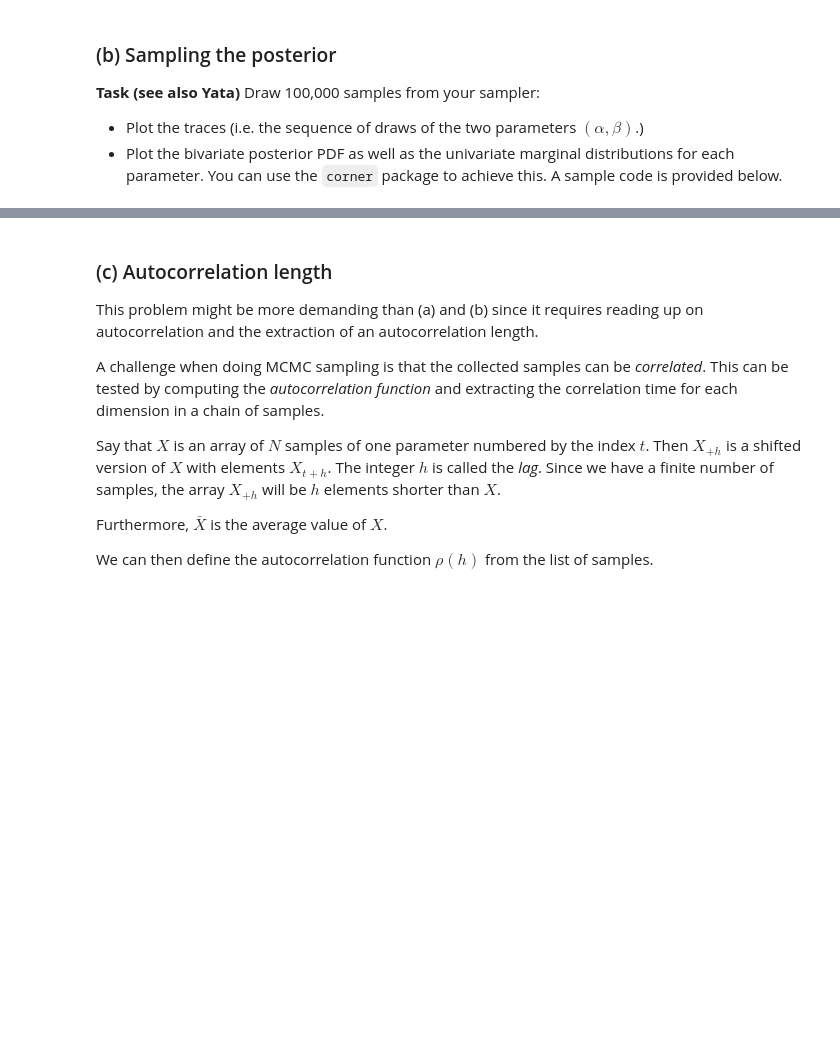
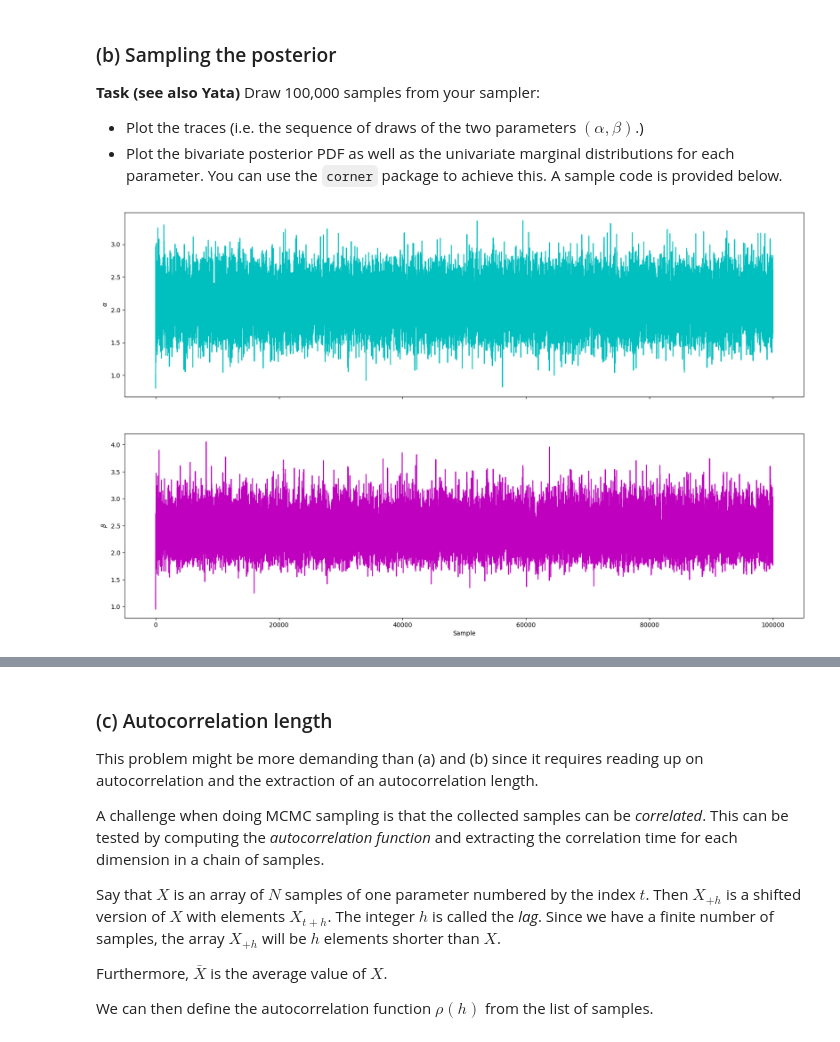
Before and after one commit to Action4/tif285, a Jupyter notebook: doc/pub/ProblemSets/Set2/TIF285_ps2_basic_problems.ipynb, the cells around one changed output, grey strips where cells are left out. Drawn from its saved outputs; the diff is of its cells as text; code cells hidden in the pictures; blank space fills up the shorter version.

```diff
--- a/doc/pub/ProblemSets/Set2/TIF285_ps2_basic_problems.ipynb
+++ b/doc/pub/ProblemSets/Set2/TIF285_ps2_basic_problems.ipynb
@@ -360,7 +460,12 @@ def sampler(log_posterior_func, Ndim, no_of_samples=4, start_position=[],
     #
     # YOUR CODE HERE
     #
+    if start_position == []:
+        start_position = np.ones(Ndim)
+    else:
+        start_position = np.array(start_position)
 
+    current_position = start_position
     samples = current_position
 
     # fixed covariance matrix
@@ -372,6 +477,7 @@ def sampler(log_posterior_func, Ndim, no_of_samples=4, start_position=[],
         #
         # YOUR CODE HERE
         #
+        suggested_position = stats.multivariate_normal(current_position, cov, seed=rng).rvs()
 
         # Compute posteriors of current and proposed position
         # Also compute the acceptance probability
@@ -379,18 +485,28 @@ def sampler(log_posterior_func, Ndim, no_of_samples=4, start_position=[],
         # YOUR CODE HERE
         #
 
+
+        logp_current = log_posterior_func(current_position)
+        logp_proposed = log_posterior_func(suggested_position)
+        p_accept = np.exp(logp_proposed - logp_current) #+S!
+
         # Accept proposal?
         #
         # YOUR CODE HERE
         #
 
+        accept = False
+        u = rng.random()
+        if p_accept >= u:
+            accept = True
+
         # Possibly update position
         #
         # YOUR CODE HERE
         #
+        if accept: current_position = suggested_position
 
         samples = np.vstack((samples,current_position))
-
     return np.array(samples)
 # %% [markdown]
 The following code cell performs some first tests of the functionality of your sampler.
@@ -447,3 +557,19 @@ except:
+# %%
+# Plot the traces
+#
+#
+# YOUR CODE HERE
+#
+x = np.arange(100000)
+fig, ax = plt.subplots(2, 1, sharex=True, figsize=(20,12))
+ax[0].plot(x, samples[:,0], 'c')
+ax[1].plot(x, samples[:,1], 'm')
+ax[1].set_xlabel('Sample')
+ax[0].set_ylabel(r'$\alpha$')
+ax[1].set_ylabel(r'$\beta$')
+plt.show()
+# %% [output]
+[figure, added]
 # %%
 # If the code works as expected your trace of samples should have a median value close to 2.102, 2.3781
 assert np.isclose(np.median(samples, axis=0)[0],2.102, rtol=0.01), \
```
Also changed, not shown: parts of 10 cells of this notebook.
